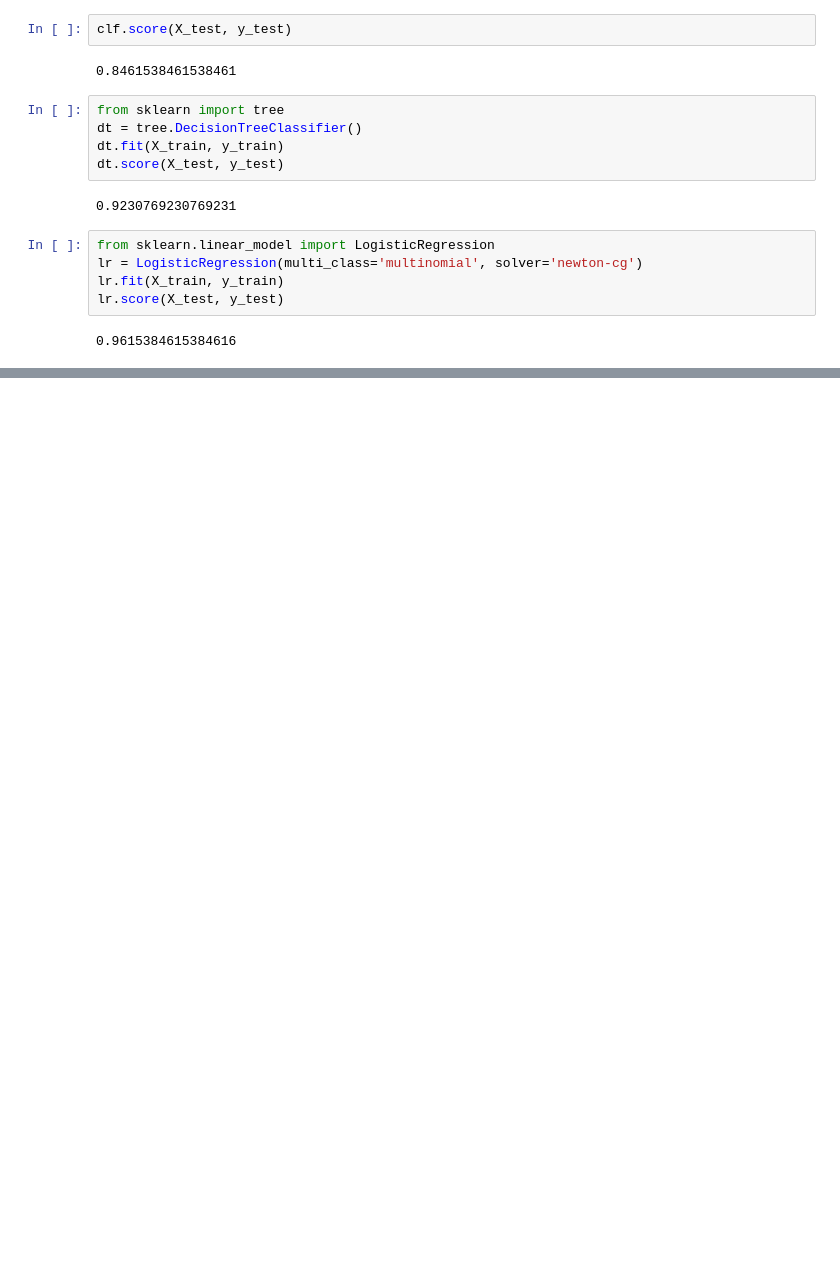
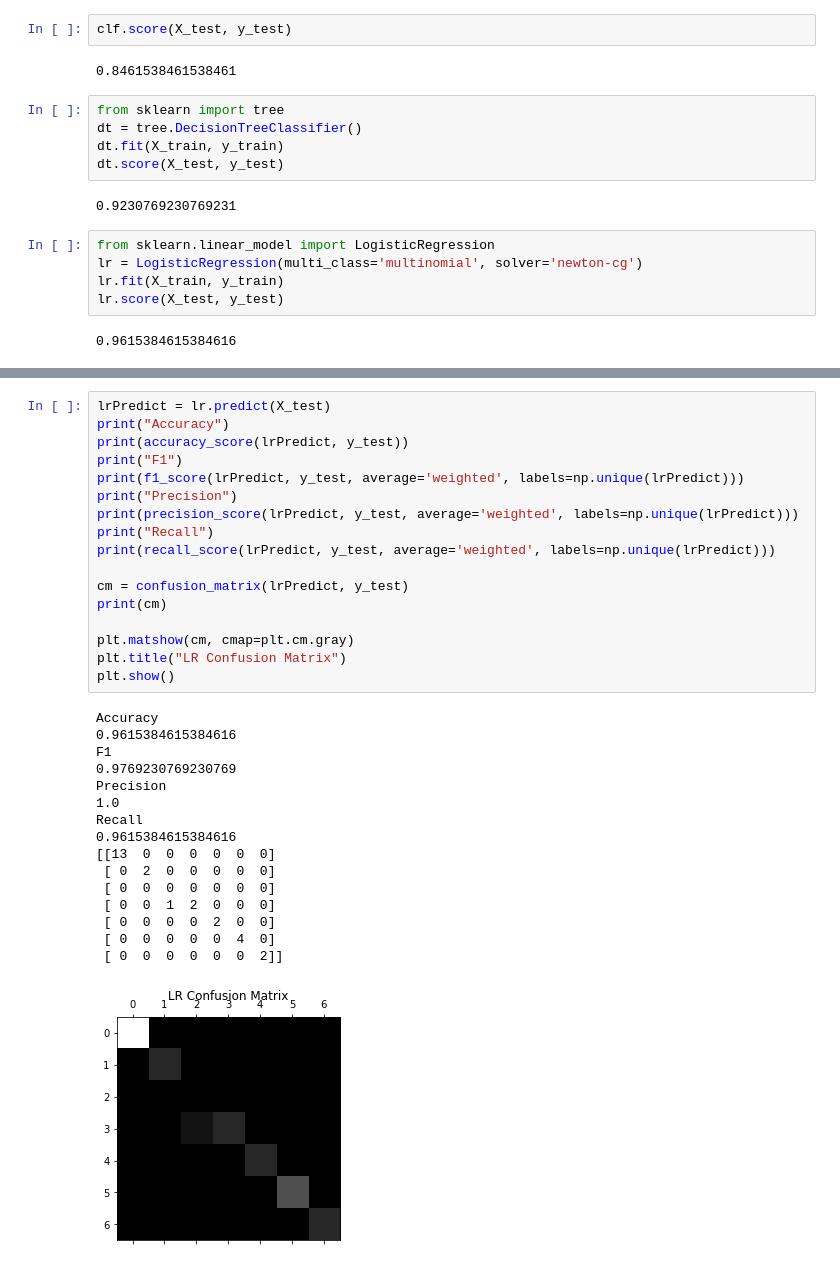
Before and after one commit to Fudgel69/MAL, a Jupyter notebook: MAL projekt/Mal_projekt.ipynb, the cells around one changed output, grey strips where cells are left out. Cells and saved outputs as stored; diff of their text form; blank space fills up the shorter version.

```diff
--- a/MAL projekt/Mal_projekt.ipynb
+++ b/MAL projekt/Mal_projekt.ipynb
@@ -112,0 +187,34 @@ lr.score(X_test, y_test)
+# %%
+lrPredict = lr.predict(X_test)
+print("Accuracy")
+print(accuracy_score(lrPredict, y_test))
+print("F1")
+print(f1_score(lrPredict, y_test, average='weighted', labels=np.unique(lrPredict)))
+print("Precision")
+print(precision_score(lrPredict, y_test, average='weighted', labels=np.unique(lrPredict)))
+print("Recall")
+print(recall_score(lrPredict, y_test, average='weighted', labels=np.unique(lrPredict)))
+
+cm = confusion_matrix(lrPredict, y_test)
+print(cm)
+
+plt.matshow(cm, cmap=plt.cm.gray)
+plt.title("LR Confusion Matrix")
+plt.show()
+# %% [output]
+Accuracy
+0.9615384615384616
+F1
+0.9769230769230769
+Precision
+1.0
+Recall
+0.9615384615384616
+[[13  0  0  0  0  0  0]
+ [ 0  2  0  0  0  0  0]
+ [ 0  0  0  0  0  0  0]
+ [ 0  0  1  2  0  0  0]
+ [ 0  0  0  0  2  0  0]
+ [ 0  0  0  0  0  4  0]
+ [ 0  0  0  0  0  0  2]]
+[figure, added]
```
Also changed, not shown: parts of 3 cells of this notebook, 1 other file.
